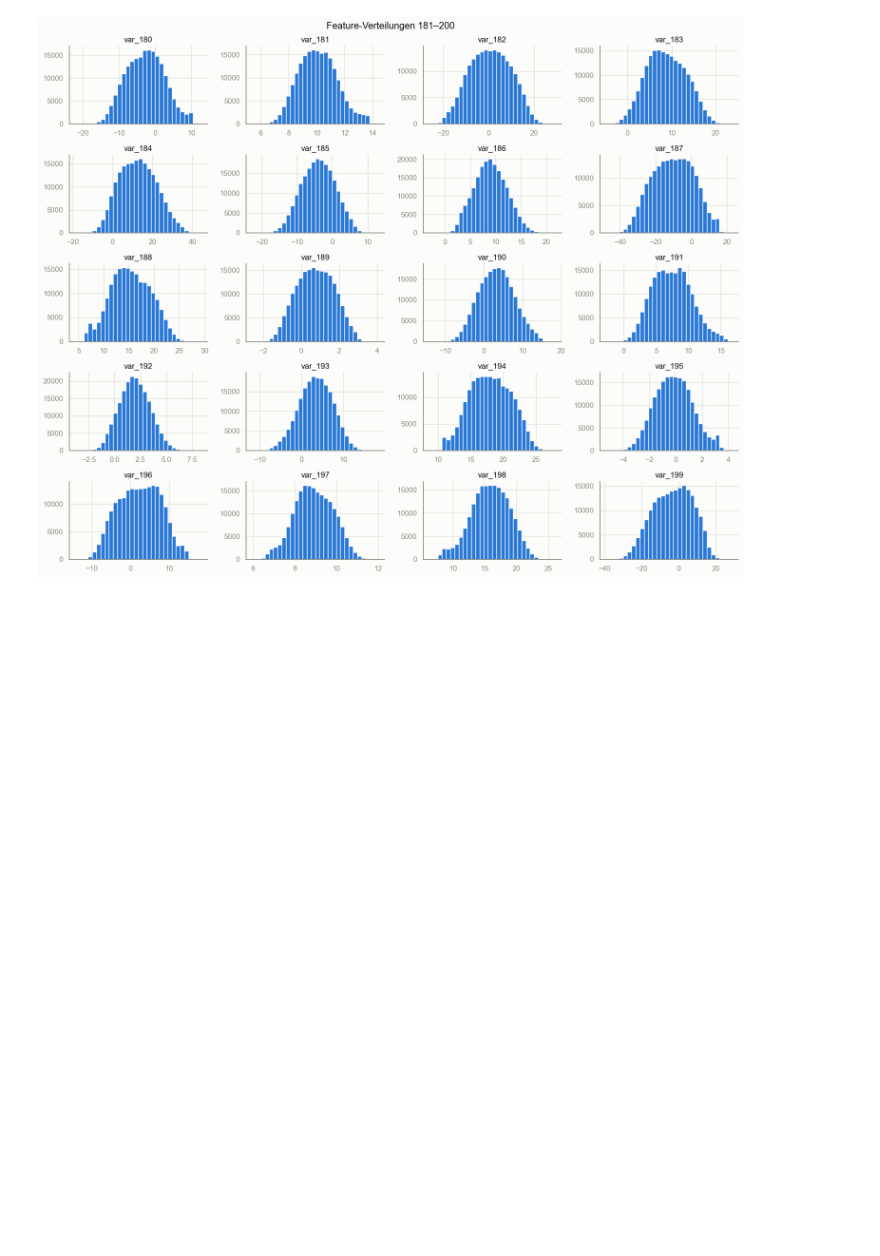
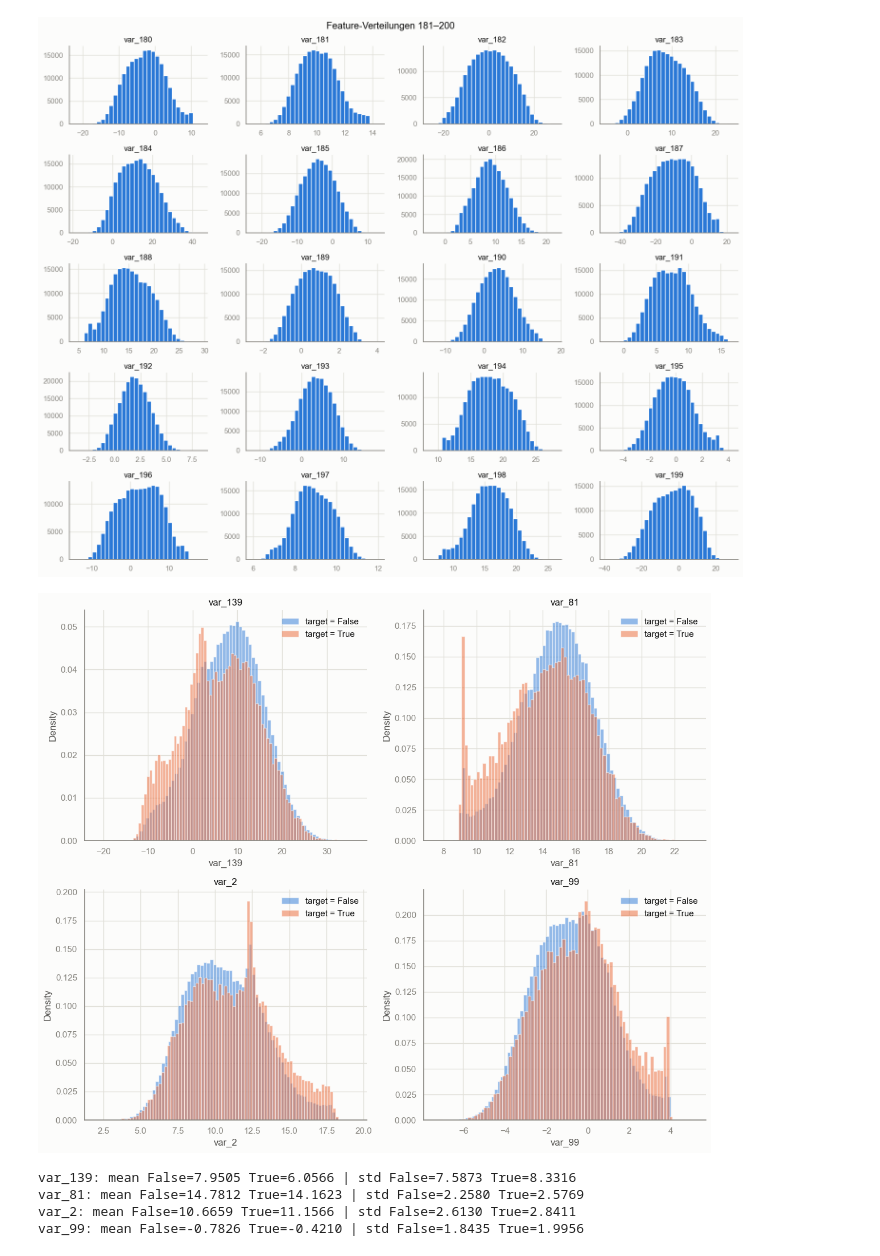
Before and after one commit to Cypshu/ADA_Project, a Jupyter notebook: Tim/SCTP_EDA_Tim.ipynb, the cells around one changed output. Cells and saved outputs as stored; diff of their text form; code cells hidden in the pictures; blank space fills up the shorter version.

```diff
--- a/Tim/SCTP_EDA_Tim.ipynb
+++ b/Tim/SCTP_EDA_Tim.ipynb
@@ -164,3 +164,31 @@ for start in range(0, len(features), features_per_page):
 [figure]
 [figure]
 [figure]
+# %%
+df = pd.read_parquet("data_clean.parquet")
+y = df["target"].astype(str).str.strip().str.lower() == "true"
+
+fig, axes = plt.subplots(2, 2, figsize=(12, 10))
+
+for var, ax in zip(["var_139", "var_81", "var_2", "var_99"], axes.flatten()):
+    ax.hist(df.loc[~y, var], bins=80, density=True, alpha=0.5, label="target = False")
+    ax.hist(df.loc[y, var], bins=80, density=True, alpha=0.5, label="target = True")
+    ax.set_title(var)
+    ax.set_xlabel(var)
+    ax.set_ylabel("Density")
+    ax.legend()
+
+plt.tight_layout()
+plt.show()
+
+ # Kennzahlen zur Trennschärfe
+for var in ["var_139", "var_81", "var_2", "var_99"]:
+    m0, m1 = df.loc[~y, var].mean(), df.loc[y, var].mean()
+    s0, s1 = df.loc[~y, var].std(), df.loc[y, var].std()
+    print(f"{var}: mean False={m0:.4f} True={m1:.4f} | std False={s0:.4f} True={s1:.4f}")
+# %% [output]
+[figure, added]
+var_139: mean False=7.9505 True=6.0566 | std False=7.5873 True=8.3316
+var_81: mean False=14.7812 True=14.1623 | std False=2.2580 True=2.5769
+var_2: mean False=10.6659 True=11.1566 | std False=2.6130 True=2.8411
+var_99: mean False=-0.7826 True=-0.4210 | std False=1.8435 True=1.9956
```
Also changed, not shown: 1 other file.
